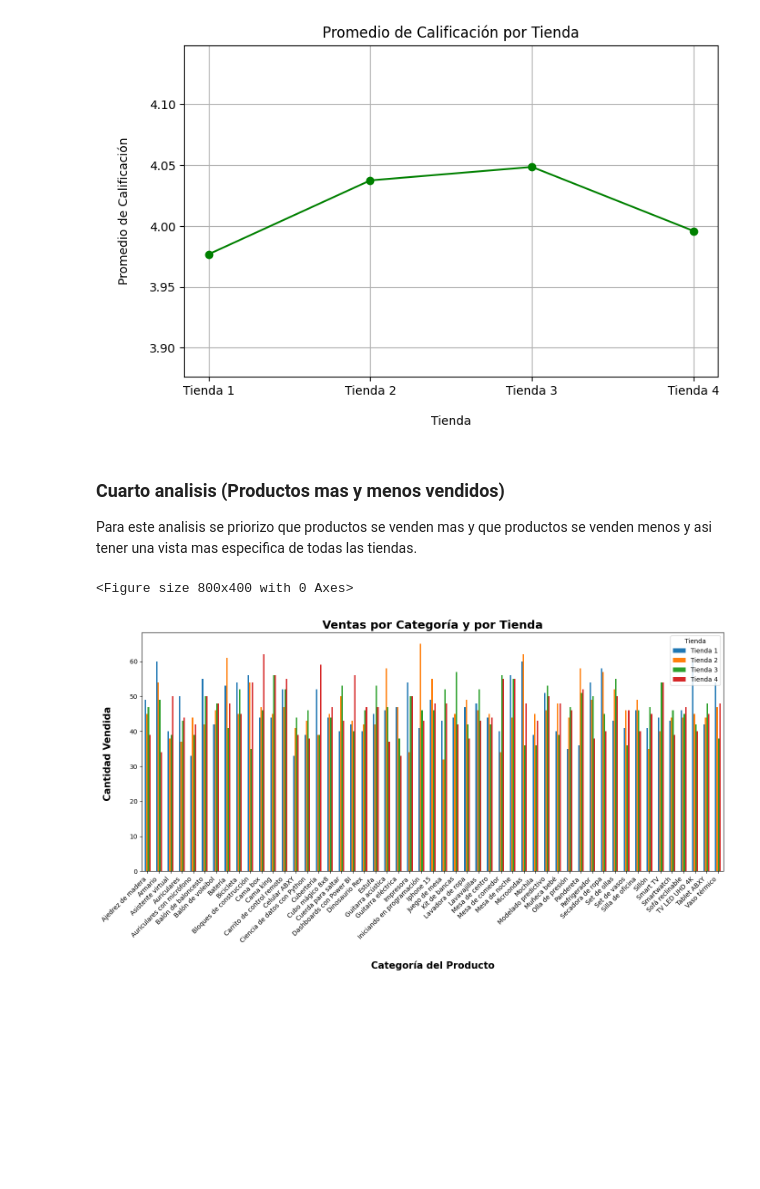
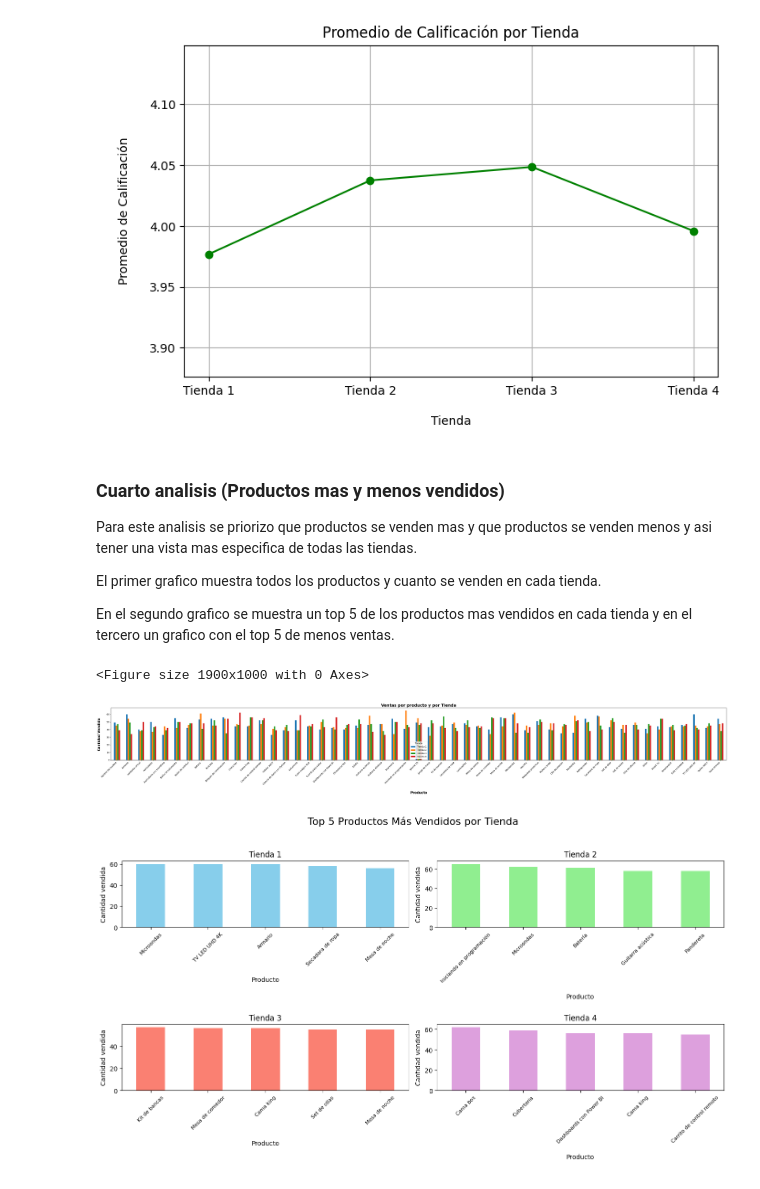
Before and after one commit to nicomgm/1er-Challenge-Alura-Store, a Jupyter notebook: AluraStoreLatam.ipynb, the cells around one changed output. Drawn from its saved outputs; the diff is of its cells as text; code cells hidden in the pictures; blank space fills up the shorter version.

```diff
--- a/AluraStoreLatam.ipynb
+++ b/AluraStoreLatam.ipynb
@@ -388,24 +388,65 @@ plt.show()
 # %% [markdown]
 ### **Cuarto analisis (Productos mas y menos vendidos)**
 Para este analisis se priorizo que productos se venden mas y que productos se venden menos y asi tener una vista mas especifica de todas las tiendas.
+
+El primer grafico muestra todos los productos y cuanto se venden en cada tienda.
+
+En el segundo grafico se muestra un top 5 de los productos mas vendidos en cada tienda y en el tercero un grafico con el top 5 de menos ventas.
 # %%
 ProductosCategoria = pd.DataFrame({
     'Tienda 1': productos_tienda1,
     'Tienda 2': productos_tienda2,
     'Tienda 3': productos_tienda3,
     'Tienda 4': productos_tienda4
 })
 
 
-plt.figure(figsize=(8, 4))
-ProductosCategoria.plot(kind='bar', figsize=(14, 8))
-plt.title("Ventas por Categoría y por Tienda", fontsize=18, fontweight='bold',)
-plt.xlabel("\nCategoría del Producto", fontsize=15, fontweight='bold', labelpad=10)
+plt.figure(figsize=(19, 10))
+ProductosCategoria.plot(kind='bar', figsize=(40, 6))
+plt.title("Ventas por producto y por Tienda", fontsize=18, fontweight='bold',)
+plt.xlabel("\nProducto", fontsize=15, fontweight='bold', labelpad=10)
 plt.ylabel("Cantidad Vendida \n", fontsize=15, fontweight='bold', labelpad=10)
 plt.xticks(rotation=45, ha='right')
 plt.legend(title="Tienda")
 plt.tight_layout()
 plt.show()
 # %% [output]
-<Figure size 800x400 with 0 Axes>
+<Figure size 1900x1000 with 0 Axes>
-[figure, old version]
+[figure, new version]
+# %%
+fig, axs = plt.subplots(2, 2, figsize=(14, 8))
+fig.suptitle("Top 5 Productos Más Vendidos por Tienda", fontsize=16)
+
+
+productos_tienda1.head(5).plot(kind='bar', ax=axs[0, 0], color='skyblue')
+axs[0, 0].set_title("Tienda 1", fontsize=12)
+axs[0, 0].set_ylabel("Cantidad vendida")
+axs[0, 0].set_xlabel("\nProducto\n")
+axs[0, 0].tick_params(axis='x', labelsize=8, rotation=45)
+
+
+productos_tienda2.head(5).plot(kind='bar', ax=axs[0, 1], color='lightgreen')
+axs[0, 1].set_title("Tienda 2", fontsize=12)
+axs[0, 1].set_ylabel("Cantidad vendida")
+axs[0, 1].set_xlabel("\nProducto\n")
+axs[0, 1].tick_params(axis='x', labelsize=8, rotation=45)
+
+
+productos_tienda3.head(5).plot(kind='bar', ax=axs[1, 0], color='salmon')
+axs[1, 0].set_title("Tienda 3", fontsize=12)
+axs[1, 0].set_ylabel("Cantidad vendida")
+axs[1, 0].set_xlabel("\nProducto\n")
+axs[1, 0].tick_params(axis='x', labelsize=8, rotation=45)
+
+
+productos_tienda4.head(5).plot(kind='bar', ax=axs[1, 1], color='plum')
+axs[1, 1].set_title("Tienda 4", fontsize=12)
+axs[1, 1].set_ylabel("Cantidad vendida")
+axs[1, 1].set_xlabel("\nProducto\n")
+axs[1, 1].tick_params(axis='x', labelsize=8, rotation=45)
+
+
+plt.tight_layout(rect=[0, 0, 1, 0.95])
+plt.show()
+# %% [output]
+[figure, added]
```
Also changed, not shown: parts of 4 cells of this notebook.
